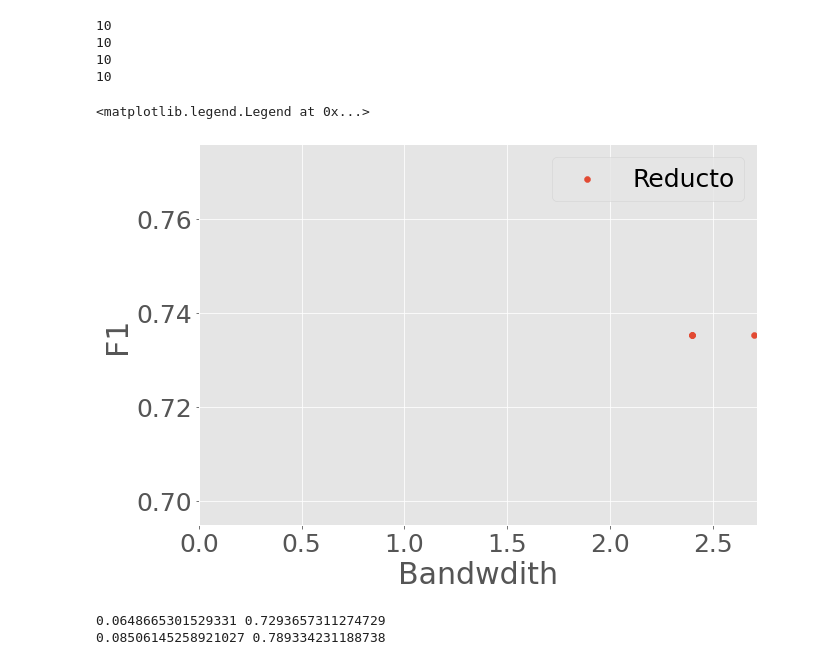
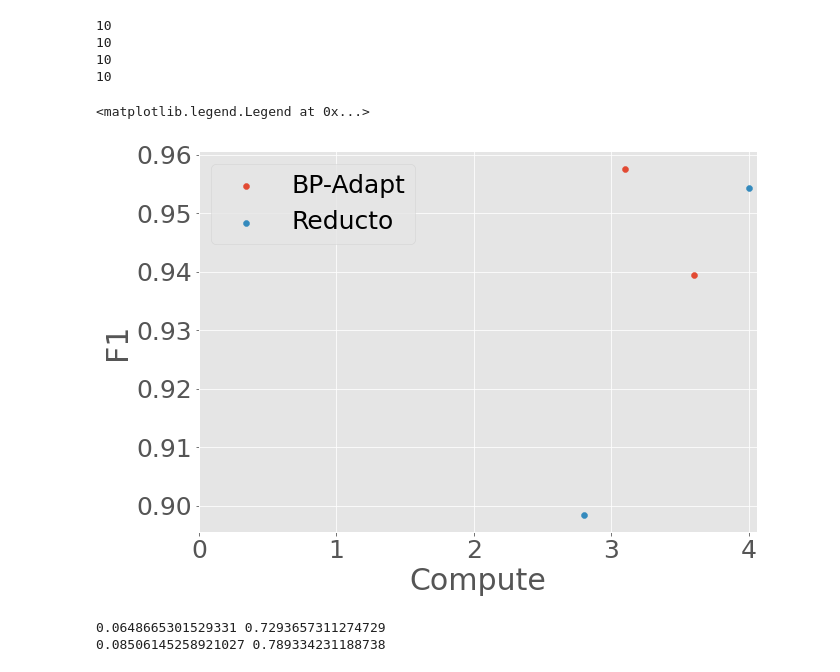
Before and after one commit to KuntaiDu/OneAdapt, a Jupyter notebook: visualize_accuracy_reducto.ipynb, the cells around one changed output. Drawn from its saved outputs; the diff is of its cells as text; code cells hidden in the pictures.

```diff
--- a/visualize_accuracy_reducto.ipynb
+++ b/visualize_accuracy_reducto.ipynb
@@ -21,7 +21,7 @@ def query_approach(fmt, approach="", column='stats'):
 
     try:
 
-        for sec in range(35, 1000):
+        for sec in range(41, 1000):
 
             query = {
                 'second': sec,
@@ -56,13 +56,13 @@ fig, ax = plt.subplots(figsize=(10, 7))
 
 
 
-# x = []
-# for bw_weight in [ 0.1]:
-#     loss_type = 'saliency_error'
-#     approach = f'backprop_macroblocks_bwperc_{bw_weight}'
-#     x.append(query_approach(fmt, approach))
+x = []
+for compute_weight in [1e-7,1e-6]:
+    loss_type = 'saliency_error'
+    approach = f'backprop_reducto_newstart_cheap_new_comp_weight_{compute_weight}'
+    x.append(query_approach(fmt, approach))
 
-# ax.scatter([i[0] for i in x], [i[1] for i in x], label='BP-Adapt')
+ax.scatter([i[0] for i in x], [i[1] for i in x], label='BP-Adapt')
 
 
 # x = []
@@ -75,36 +75,36 @@ fig, ax = plt.subplots(figsize=(10, 7))
 
 # ax.scatter([i[0] for i in x], [i[1] for i in x], label='BP-Adapt')
 
 
 x = []
-for compute_weight in [0.1,  1, 10, 100]:
+for compute_weight in [2, 0.1]:
     for freq in [10]:
-        approach = approach = f'backprop_reducto_expensive_comp_weight_{compute_weight}_freq_{freq}'
+        approach = approach = f'reducto_newstart_expensive_comp_weight_{compute_weight}_freq_{freq}'
         x.append(query_approach(fmt, approach))
 
 ax.scatter([i[0] for i in x], [i[1] for i in x], label='Reducto')
 # stats = x[-1]
 # ax.scatter(range(len(stats)), [len(i['encoded_frames']) for i in stats])
 
 
 # x = []
 # for qp in [24, 26, 28, 30, 32, 34, 36]:
 #     x.append(query_approach(fmt, {'qp': qp}))
 
 # print(x)
 
 # ax.scatter([i[0] for i in x], [i[1] for i in x], label='MPEG')
 ax.set_xlabel('Compute')
 ax.set_ylabel('F1')
 ax.set_xlim(left=0)
 ax.legend()
 # %% [output]
 10
 10
 10
 10
 <matplotlib.legend.Legend at 0x...>
-[figure, old version]
+[figure, new version]
 # %%
 def calc_cost_chameleon(approach, fmt, cost_key='compute'):
 
```
Also changed, not shown: 16 other files.
